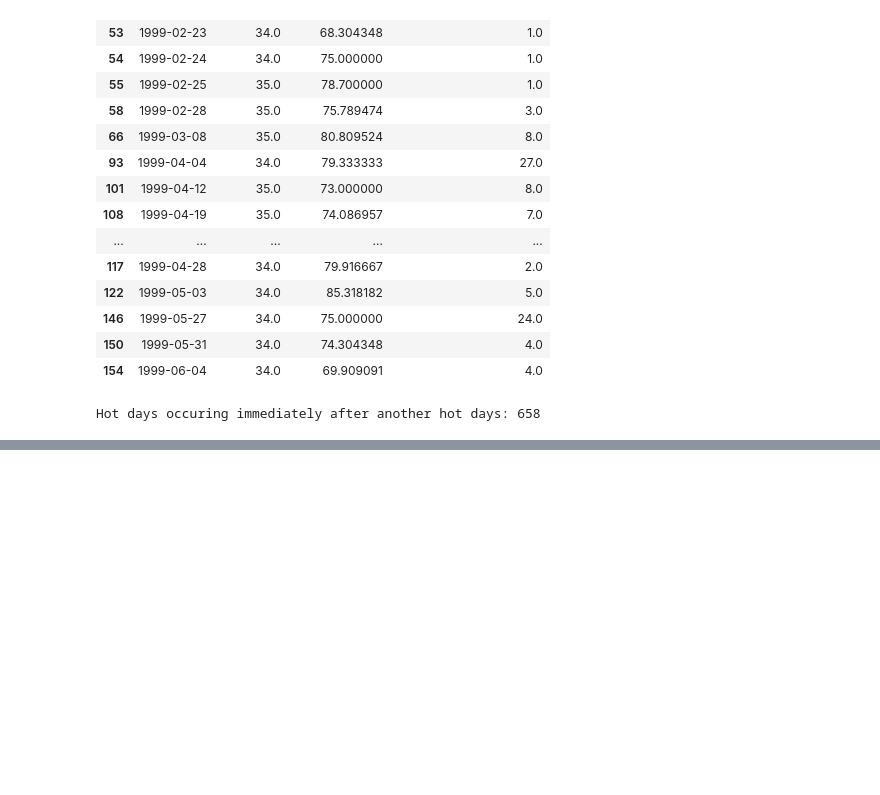
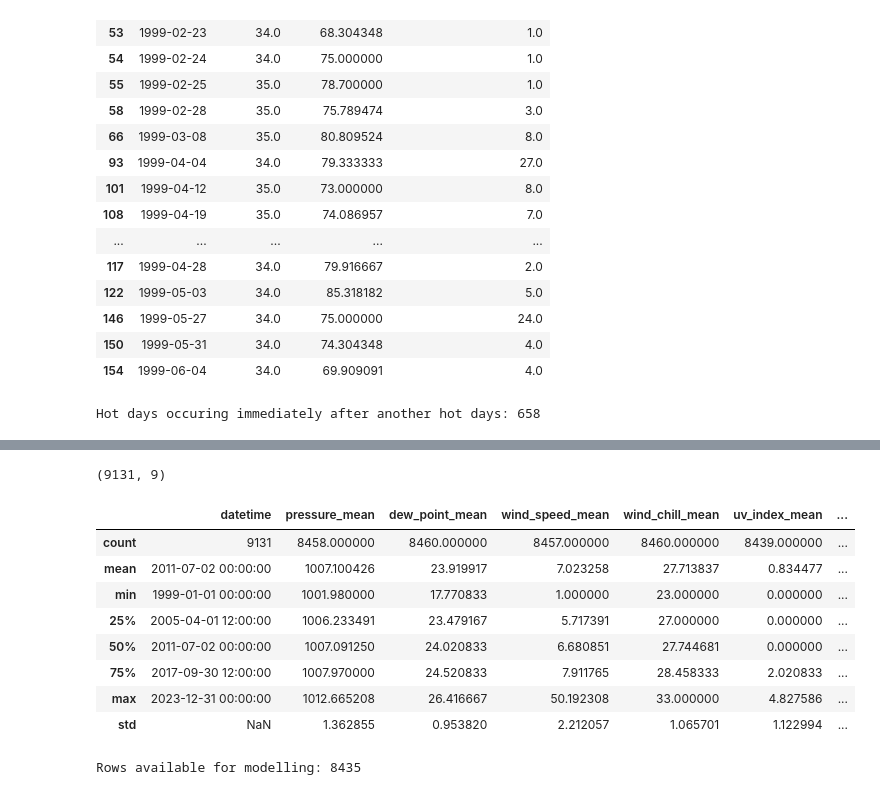
Before and after one commit to ThejaJeff/malaysia-weather-explorer, a Jupyter notebook: notebooks/weather_analysis.ipynb, the cells around one changed output, grey strips where cells are left out. Saved outputs shown, nothing was run; the diff lists cells and outputs as text; code cells hidden in the pictures; blank space fills up the shorter version.

```diff
--- a/notebooks/weather_analysis.ipynb
+++ b/notebooks/weather_analysis.ipynb
@@ -1009,3 +1009,32 @@ consecutive_hot_days.head(20)
 | 893 | 2001-06-12 | 28.600000 | 25.0 | 35.0 | 3.000000 | 79.760000 | 47.0 | 94.0 | 6 | ... |
 | 909 | 2001-06-28 | 29.787879 | 26.0 | 34.0 | 2.836785 | 68.303030 | 46.0 | 89.0 | 6 | ... |
 | 988 | 2001-09-15 | 28.208333 | 24.0 | 34.0 | 3.325967 | 78.583333 | 52.0 | 94.0 | 9 | ... |
+# %%
+daily_predictors = (
+    sp_analysis
+    .set_index("datetime")
+    .resample("D")
+    .agg({
+        "pressure": "mean",
+        "dew_point": "mean",
+        "wind_speed": "mean",
+        "wind_chill": "mean",
+        "uv_index": "mean",
+        "visibility": "mean",
+        "humidity": "mean",
+        "temperature": "mean",
+    })
+    .reset_index()
+)
+# %%
+daily_predictors.columns = [
+    "datetime",
+    "pressure_mean",
+    "dew_point_mean",
+    "wind_speed_mean",
+    "wind_chill_mean",
+    "uv_index_mean",
+    "visibility_mean",
+    "humidity_mean",
+    "temp_max"
+]
@@ -1011,0 +1063,16 @@ consecutive_hot_days.head(20)
+# %%
+daily_predictors.shape
+# %% [output]
+(9131, 9)
+# %%
+daily_predictors.describe()
+# %% [output]
+|  | datetime | pressure_mean | dew_point_mean | wind_speed_mean | wind_chill_mean | uv_index_mean | ... |
+| count | 9131 | 8458.000000 | 8460.000000 | 8457.000000 | 8460.000000 | 8439.000000 | ... |
+| mean | 2011-07-02 00:00:00 | 1007.100426 | 23.919917 | 7.023258 | 27.713837 | 0.834477 | ... |
+| min | 1999-01-01 00:00:00 | 1001.980000 | 17.770833 | 1.000000 | 23.000000 | 0.000000 | ... |
+| 25% | 2005-04-01 12:00:00 | 1006.233491 | 23.479167 | 5.717391 | 27.000000 | 0.000000 | ... |
+| 50% | 2011-07-02 00:00:00 | 1007.091250 | 24.020833 | 6.680851 | 27.744681 | 0.000000 | ... |
+| 75% | 2017-09-30 12:00:00 | 1007.970000 | 24.520833 | 7.911765 | 28.458333 | 2.020833 | ... |
+| max | 2023-12-31 00:00:00 | 1012.665208 | 26.416667 | 50.192308 | 33.000000 | 4.827586 | ... |
+| std | NaN | 1.362855 | 0.953820 | 2.212057 | 1.065701 | 1.122994 | ... |
@@ -1011,0 +1091,4 @@ consecutive_hot_days.head(20)
+# %%
+print("Rows available for modelling:", len(model_data))
+# %% [output]
+Rows available for modelling: 8435
```
Also changed, not shown: parts of 29 cells of this notebook.
